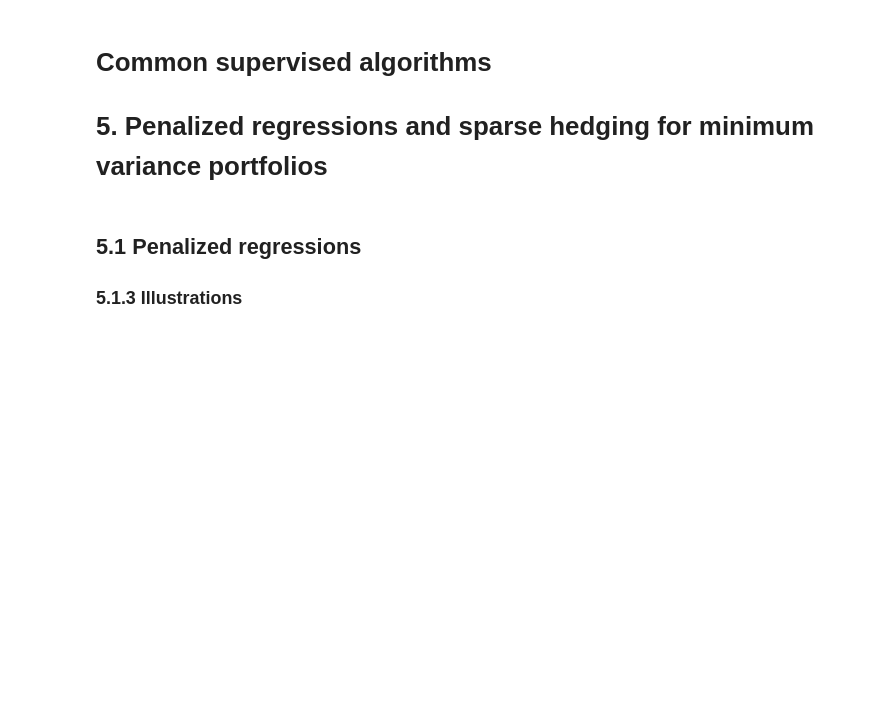
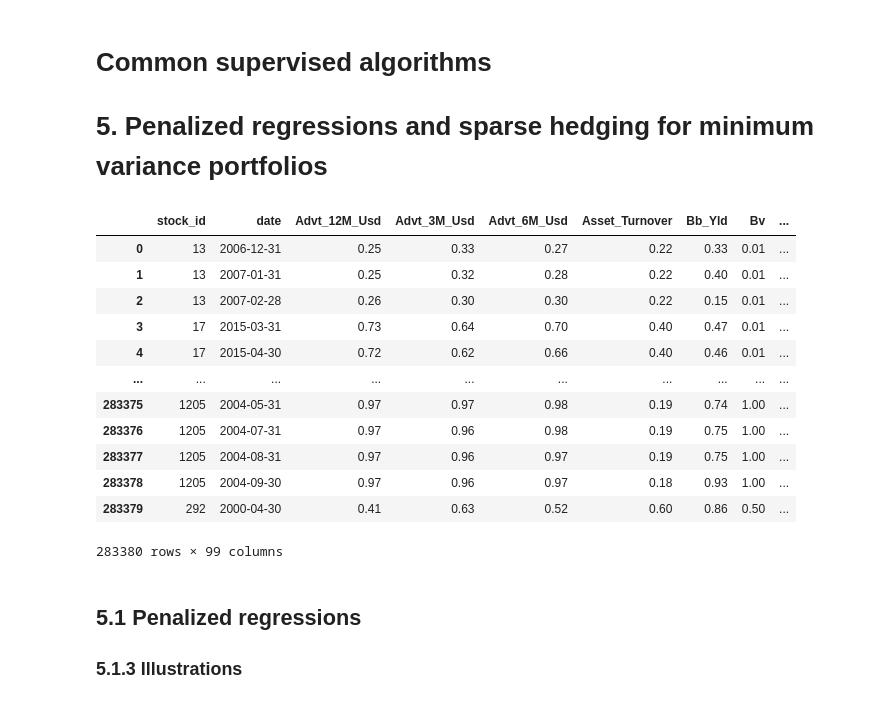
Before and after one commit to mathieucbd/ml-for-factor-investing, a Jupyter notebook: notebooks/4_penalized_regressions.ipynb, the cells around one changed output. Cells and saved outputs as stored; diff of their text form; code cells hidden in the pictures; blank space fills up the shorter version.

```diff
--- a/notebooks/4_penalized_regressions.ipynb
+++ b/notebooks/4_penalized_regressions.ipynb
@@ -10,8 +10,23 @@ from sklearn.linear_model import Lasso, Ridge, ElasticNet
 # %%
 # Load data
 DATA_PATH = "../data/data_ml.csv"
 data_ml = pd.read_csv(DATA_PATH)
 data_ml['date'] = pd.to_datetime(data_ml['date'])
+data_ml
+# %% [output]
+|  | stock_id | date | Advt_12M_Usd | Advt_3M_Usd | Advt_6M_Usd | Asset_Turnover | Bb_Yld | Bv | ... |
+| 0 | 13 | 2006-12-31 | 0.25 | 0.33 | 0.27 | 0.22 | 0.33 | 0.01 | ... |
+| 1 | 13 | 2007-01-31 | 0.25 | 0.32 | 0.28 | 0.22 | 0.40 | 0.01 | ... |
+| 2 | 13 | 2007-02-28 | 0.26 | 0.30 | 0.30 | 0.22 | 0.15 | 0.01 | ... |
+| 3 | 17 | 2015-03-31 | 0.73 | 0.64 | 0.70 | 0.40 | 0.47 | 0.01 | ... |
+| 4 | 17 | 2015-04-30 | 0.72 | 0.62 | 0.66 | 0.40 | 0.46 | 0.01 | ... |
+| ... | ... | ... | ... | ... | ... | ... | ... | ... | ... |
+| 283375 | 1205 | 2004-05-31 | 0.97 | 0.97 | 0.98 | 0.19 | 0.74 | 1.00 | ... |
+| 283376 | 1205 | 2004-07-31 | 0.97 | 0.96 | 0.98 | 0.19 | 0.75 | 1.00 | ... |
+| 283377 | 1205 | 2004-08-31 | 0.97 | 0.96 | 0.97 | 0.19 | 0.75 | 1.00 | ... |
+| 283378 | 1205 | 2004-09-30 | 0.97 | 0.96 | 0.97 | 0.18 | 0.93 | 1.00 | ... |
+| 283379 | 292 | 2000-04-30 | 0.41 | 0.63 | 0.52 | 0.60 | 0.86 | 0.50 | ... |
+283380 rows × 99 columns
 # %%
 # Copy-paste from notebook 1 for features
 features=list(data_ml.iloc[:,3:95].columns) # Keep the features' column names
```
Also changed, not shown: parts of 7 cells of this notebook.
